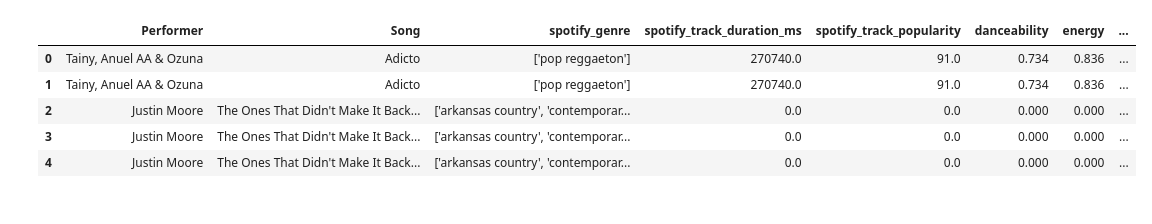
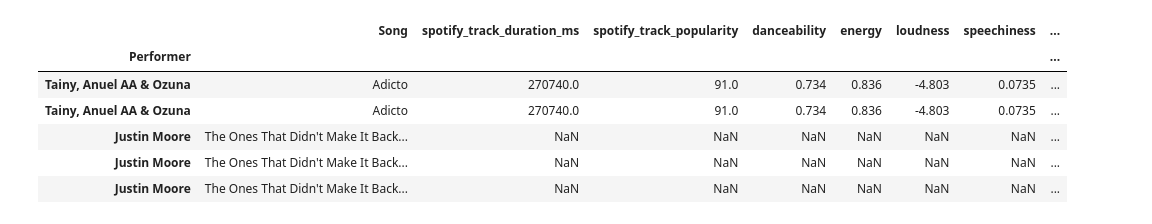
Before and after one commit to LRiceBall/Project-Group-5, a Jupyter notebook: start.ipynb, the cells around one changed output. Cells and saved outputs as stored; diff of their text form; code cells hidden in the pictures.

```diff
--- a/start.ipynb
+++ b/start.ipynb
@@ -1,26 +1,32 @@
 # %%
 import pandas as pd
 import numpy as np
+import matplotlib.pyplot as plt
 
 file1 = "Resources/Hot 100 Audio Features.csv"
 file2 = "Resources/Hot Stuff.csv"
 
 audio_features = pd.read_csv(file1)
 hot100 = pd.read_csv(file2)
 
 merge_df = pd.merge(audio_features, hot100, on=["Song", "Performer", "SongID"], how="outer")
 
 merge_df = merge_df.drop(["SongID", "spotify_track_id", "spotify_track_preview_url",
                          "spotify_track_album", "spotify_track_explicit", "time_signature",
-                        "url", "key", "mode", "acousticness", "liveness", "valence"], axis=1)
-merge_df = merge_df.fillna(0)
+                        "url", "key", "mode", "acousticness", "liveness", "valence", "spotify_genre"], axis=1)
+#merge_df = merge_df.fillna(0)
 merge_df.head()
+
+new_df = merge_df.set_index(["Performer"])
+new_df.reset_index()
+new_df.head()
 # %% [output]
-|  | Performer | Song | spotify_genre | spotify_track_duration_ms | spotify_track_popularity | danceability | energy | ... |
-| 0 | Tainy, Anuel AA & Ozuna | Adicto | ['pop reggaeton'] | 270740.0 | 91.0 | 0.734 | 0.836 | ... |
-| 1 | Tainy, Anuel AA & Ozuna | Adicto | ['pop reggaeton'] | 270740.0 | 91.0 | 0.734 | 0.836 | ... |
-| 2 | Justin Moore | The Ones That Didn't Make It Back... | ['arkansas country', 'contemporar... | 0.0 | 0.0 | 0.000 | 0.000 | ... |
-| 3 | Justin Moore | The Ones That Didn't Make It Back... | ['arkansas country', 'contemporar... | 0.0 | 0.0 | 0.000 | 0.000 | ... |
-| 4 | Justin Moore | The Ones That Didn't Make It Back... | ['arkansas country', 'contemporar... | 0.0 | 0.0 | 0.000 | 0.000 | ... |
+|  | Song | spotify_track_duration_ms | spotify_track_popularity | danceability | energy | loudness | speechiness | ... |
+| Performer |  |  |  |  |  |  |  | ... |
+| Tainy, Anuel AA & Ozuna | Adicto | 270740.0 | 91.0 | 0.734 | 0.836 | -4.803 | 0.0735 | ... |
+| Tainy, Anuel AA & Ozuna | Adicto | 270740.0 | 91.0 | 0.734 | 0.836 | -4.803 | 0.0735 | ... |
+| Justin Moore | The Ones That Didn't Make It Back... | NaN | NaN | NaN | NaN | NaN | NaN | ... |
+| Justin Moore | The Ones That Didn't Make It Back... | NaN | NaN | NaN | NaN | NaN | NaN | ... |
+| Justin Moore | The Ones That Didn't Make It Back... | NaN | NaN | NaN | NaN | NaN | NaN | ... |
 # %%
 #merge_df["spotify_genre"].value_counts()
```
Also changed, not shown: parts of 16 cells of this notebook.
